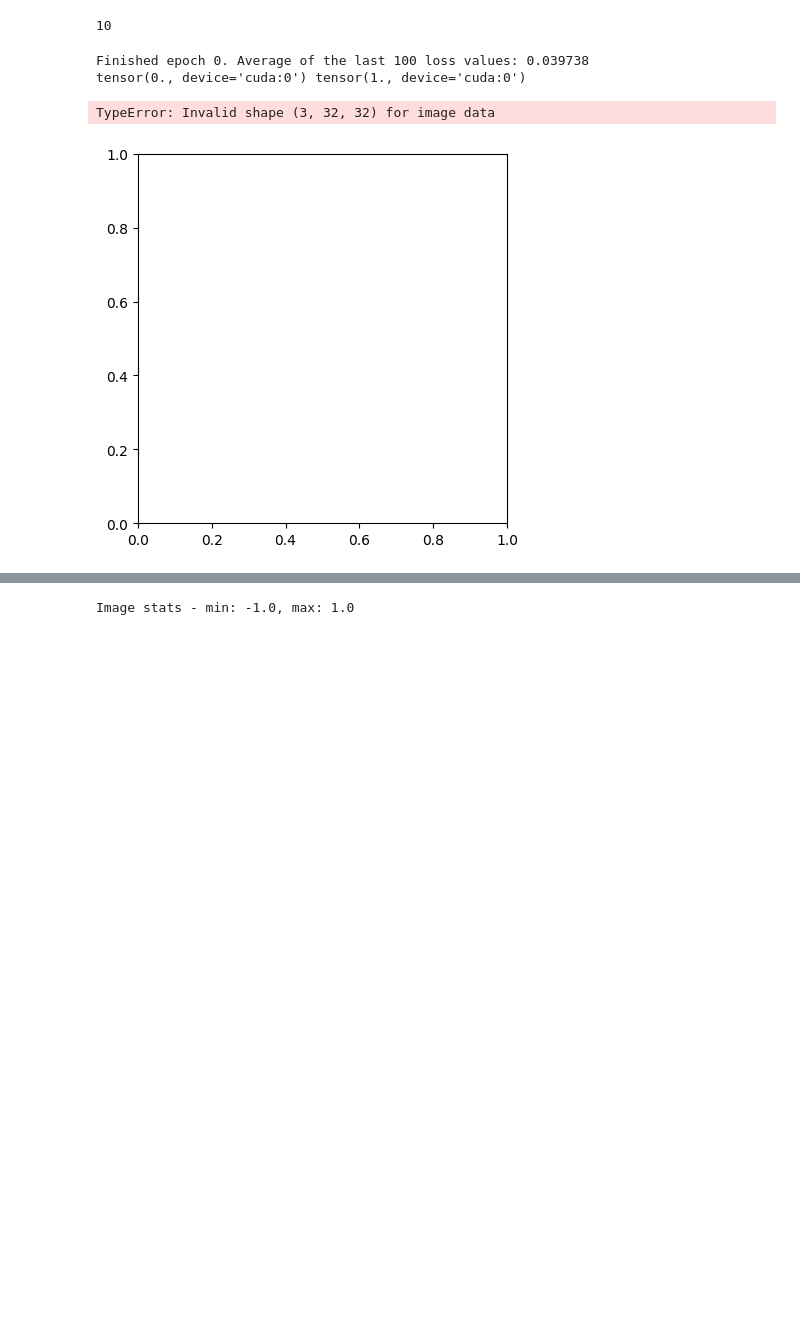
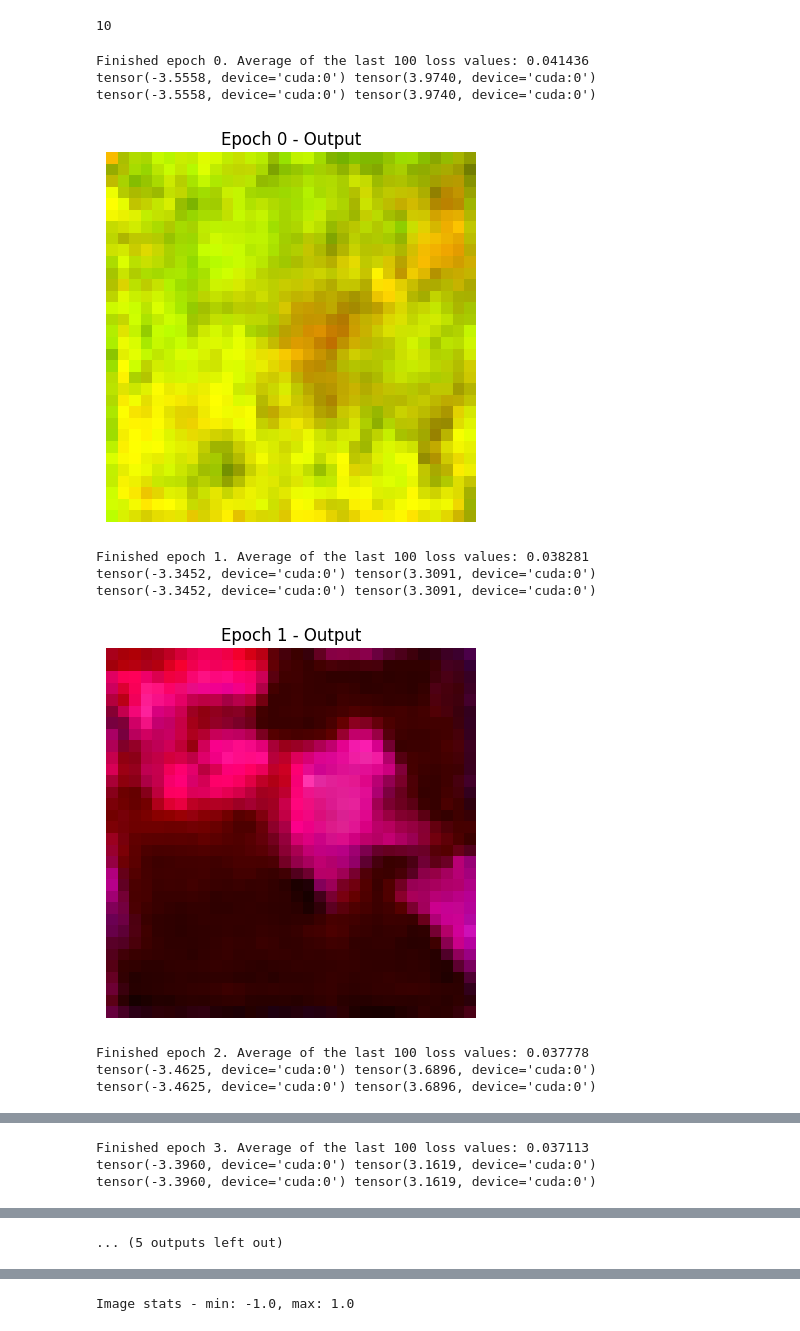
Before and after one commit to gregorylira/Diffusion-models, a Jupyter notebook: class_conditioned_diffusion_model.ipynb, the cells around one changed output, grey strips where cells are left out. Saved outputs shown, nothing was run; the diff lists cells and outputs as text; code cells hidden in the pictures; blank space fills up the shorter version.

```diff
--- a/class_conditioned_diffusion_model.ipynb
+++ b/class_conditioned_diffusion_model.ipynb
@@ -568,7 +568,7 @@ def show_image(image_tensor, title=""):
     plt.show()
 # %%
 bs = 64
-n_epochs = 3
+n_epochs = 50
 train_dataloader = DataLoader(dataset, batch_size=bs, shuffle=True)
 
 loss_fn = nn.MSELoss()
@@ -585,39 +585,47 @@ for epoch in range(n_epochs):
     y = y.to(device)
 
     noise = torch.randn_like(x)
-    timesteps = torch.randint(0, 49, (x.shape[0],)).long().to(device)
+    timesteps = torch.randint(0, 999, (x.shape[0],)).long().to(device)
     noisy_x = noise_scheduler.add_noise(x, noise, timesteps)
     pred = net(noisy_x, timesteps, y)
     loss = loss_fn(pred, noise)
 
     opt.zero_grad()
     loss.backward()
     opt.step()
     losses.append(loss.item())
 
   avg_loss = sum(losses[-100:])/100
   print(f'Finished epoch {epoch}. Average of the last 100 loss values: {avg_loss:05f}')
 
 
   with torch.no_grad():
-    x = torch.randn(10, 3, 32, 32).to(device)
-    x = (x - x.min()) / (x.max() - x.min())  # Normaliza para [0, 1]
-    y = torch.tensor([[i] * 1 for i in range(10)]).flatten().to(device)
+    x = torch.randn(1, 3, 32, 32).to(device)
+    # x = (x - x.min()) / (x.max() - x.min())  # Normaliza para [0, 1]
+    print(x.min(),x.max())
+    y = torch.tensor([1]).flatten().to(device)
 
 
     print(x.min(), x.max())
 
     for i, t in tqdm(enumerate(noise_scheduler.timesteps)):
       with torch.no_grad():
         residual = net(x, t, y)
 
       x = noise_scheduler.step(residual, t, x).prev_sample
 
-    show_image(x[-1], title=f'Epoch {epoch} - Output')
+    show_image(x[0], title=f'Epoch {epoch} - Output')
 
 plt.plot(losses)
 # %% [output]
-Finished epoch 0. Average of the last 100 loss values: 0.039738
-tensor(0., device='cuda:0') tensor(1., device='cuda:0')
+Finished epoch 0. Average of the last 100 loss values: 0.041436
+tensor(-3.5558, device='cuda:0') tensor(3.9740, device='cuda:0')
+tensor(-3.5558, device='cuda:0') tensor(3.9740, device='cuda:0')
+[figure, new version]
-TypeError: Invalid shape (3, 32, 32) for image data
+Finished epoch 1. Average of the last 100 loss values: 0.038281
+tensor(-3.3452, device='cuda:0') tensor(3.3091, device='cuda:0')
+tensor(-3.3452, device='cuda:0') tensor(3.3091, device='cuda:0')
-[figure, old version]
+[figure, added]
+Finished epoch 2. Average of the last 100 loss values: 0.037778
+tensor(-3.4625, device='cuda:0') tensor(3.6896, device='cuda:0')
+tensor(-3.4625, device='cuda:0') tensor(3.6896, device='cuda:0')
@@ -623,0 +633,3 @@ TypeError: Invalid shape (3, 32, 32) for image data
+Finished epoch 3. Average of the last 100 loss values: 0.037113
+tensor(-3.3960, device='cuda:0') tensor(3.1619, device='cuda:0')
+tensor(-3.3960, device='cuda:0') tensor(3.1619, device='cuda:0')
@@ -624,3 +645,4 @@ TypeError: Invalid shape (3, 32, 32) for image data
+... (5 outputs left out)
 # %%
 x = torch.randn(10, 3, 32, 32).to(device)
 x = (x - x.min()) / (x.max() - x.min())  # Normaliza para [0, 1]
```
Also changed, not shown: parts of 6 cells of this notebook.
